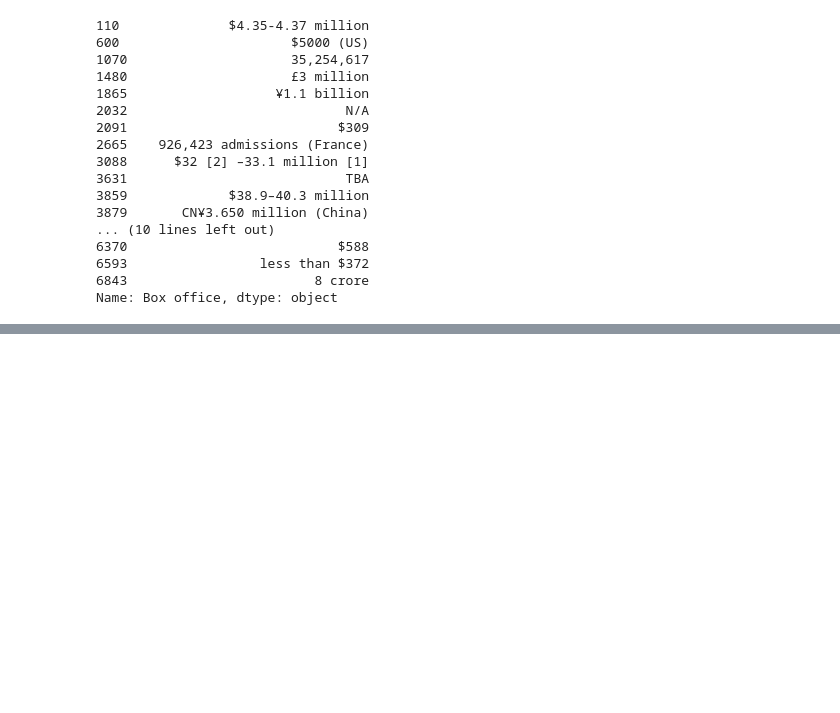
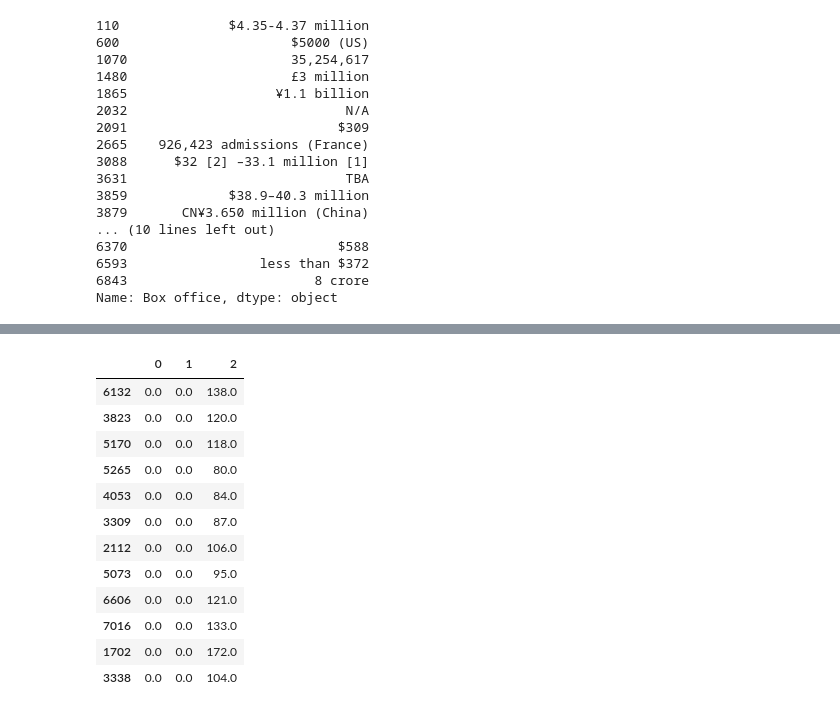
Before and after one commit to jasonatoledo/ETL-Movies, a Jupyter notebook: movies-etl.ipynb, the cells around one changed output, grey strips where cells are left out. Saved outputs shown, nothing was run; the diff lists cells and outputs as text; code cells hidden in the pictures; blank space fills up the shorter version.

```diff
--- a/movies-etl.ipynb
+++ b/movies-etl.ipynb
@@ -537,0 +723,2 @@ Name: Box office, dtype: object
+# %%
+wiki_movies_df['release_date'] = pd.to_datetime(release_date.str.extract(f'({date_form_one}|{date_form_two}|{date_form_three}|{date_form_four})')[0], infer_datetime_format=True)
@@ -537,0 +745,2 @@ Name: Box office, dtype: object
+# %%
+running_time = wiki_movies_df["Running time"].dropna().apply(lambda x: " ".join(x) if type(x) ==list else x)
@@ -537,0 +791,20 @@ Name: Box office, dtype: object
+# %%
+running_time_extract = running_time.str.extract(r'(\d+)\s*ho?u?r?s?\s*(\d*)|(\d+)\s*m')
+# %%
+running_time_extract = running_time_extract.apply(lambda col: pd.to_numeric(col, errors="coerce")).fillna(0)
+# %%
+running_time_extract.sample(n=12)
+# %% [output]
+|  | 0 | 1 | 2 |
+| 6132 | 0.0 | 0.0 | 138.0 |
+| 3823 | 0.0 | 0.0 | 120.0 |
+| 5170 | 0.0 | 0.0 | 118.0 |
+| 5265 | 0.0 | 0.0 | 80.0 |
+| 4053 | 0.0 | 0.0 | 84.0 |
+| 3309 | 0.0 | 0.0 | 87.0 |
+| 2112 | 0.0 | 0.0 | 106.0 |
+| 5073 | 0.0 | 0.0 | 95.0 |
+| 6606 | 0.0 | 0.0 | 121.0 |
+| 7016 | 0.0 | 0.0 | 133.0 |
+| 1702 | 0.0 | 0.0 | 172.0 |
+| 3338 | 0.0 | 0.0 | 104.0 |
```
Also changed, not shown: parts of 47 cells of this notebook.
